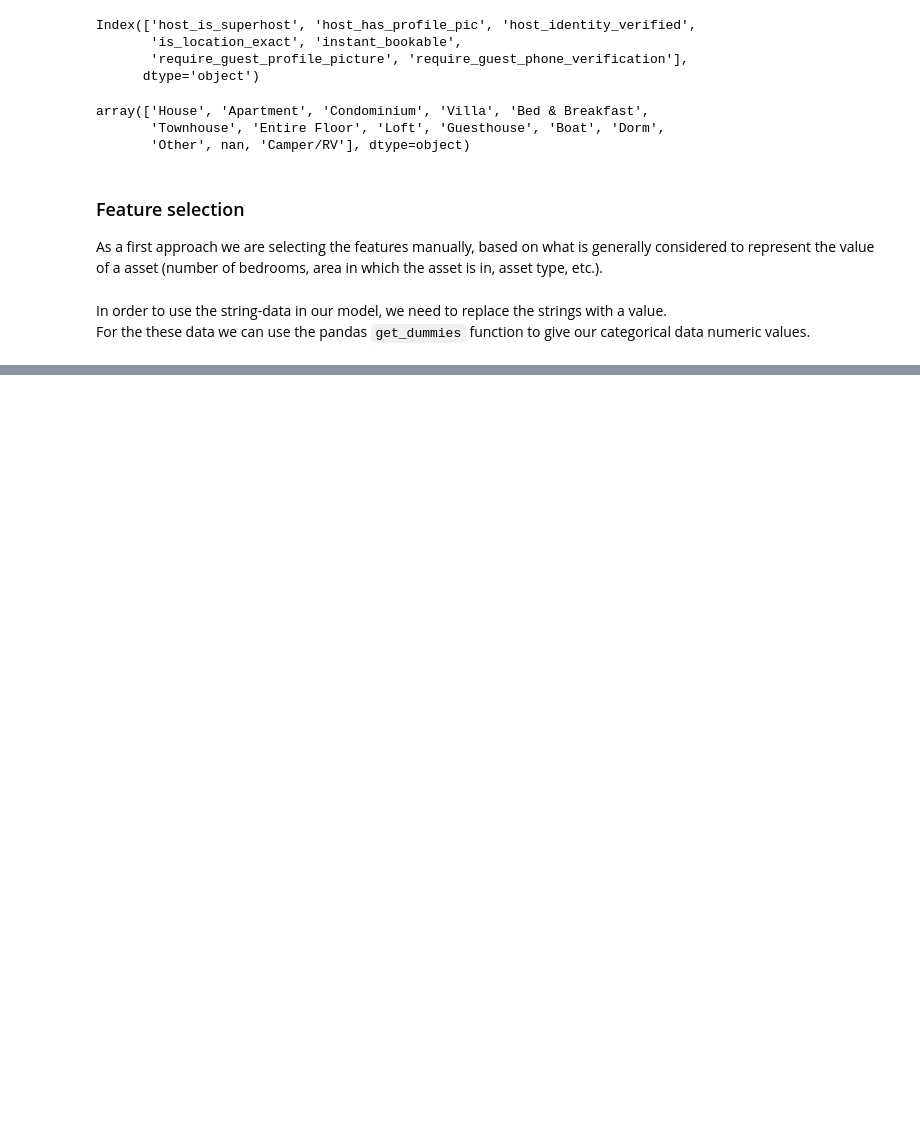
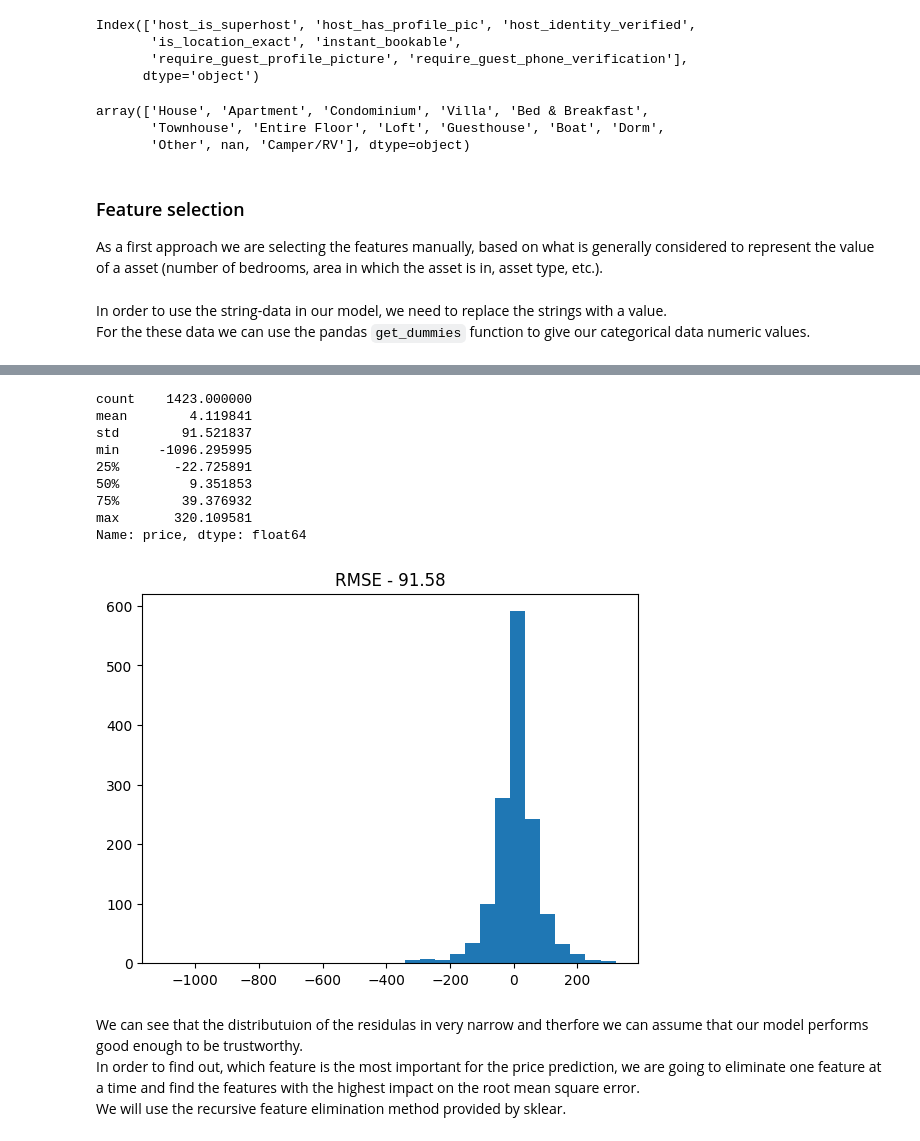
Before and after one commit to KaanDrn/udacity_data_science_project1, a Jupyter notebook: code/Boston_data.ipynb, the cells around one changed output, grey strips where cells are left out. Saved outputs shown, nothing was run; the diff lists cells and outputs as text; code cells hidden in the pictures; blank space fills up the shorter version.

```diff
--- a/code/Boston_data.ipynb
+++ b/code/Boston_data.ipynb
@@ -612,0 +651,2 @@ features_cat
+# %%
+features.dropna(inplace=True)
@@ -612,0 +657,40 @@ features_cat
+# %%
+features_train, features_test, target_train, target_test = modsel.train_test_split(features.drop('price', axis=1),
+                                                                                   features.loc[:,'price'],
+                                                                                   test_size=0.4,
+                                                                                   random_state=1)
+# %%
+from sklearn.ensemble import RandomForestRegressor
+model = RandomForestRegressor(criterion='squared_error',
+                              n_estimators=1000,
+                              max_depth=10,
+                              min_samples_split=10,
+                              min_samples_leaf=5
+                             )
+
+def rms(y):
+    return np.sqrt(np.mean(y**2))
+# %%
+predictor = model.fit(features_train, target_train)
+
+predictions = predictor.predict(features_test)
+residuals = predictions-target_test
+
+plt.hist(residuals, bins=30);
+plt.title('RMSE - %.2f' % rms(residuals));
+residuals.describe()
+# %% [output]
+count    1423.000000
+mean        4.119841
+std        91.521837
+min     -1096.295995
+25%       -22.725891
+50%         9.351853
+75%        39.376932
+max       320.109581
+Name: price, dtype: float64
+[figure, added]
+# %% [markdown]
+We can see that the distributuion of the residulas in very narrow and therfore we can assume that our model performs good enough to be trustworthy.
+In order to find out, which feature is the most important for the price prediction, we are going to eliminate one feature at a time and find the features with the highest impact on the root mean square error.
+We will use the recursive feature elimination method provided by sklear.
```
Also changed, not shown: parts of 41 cells of this notebook.
